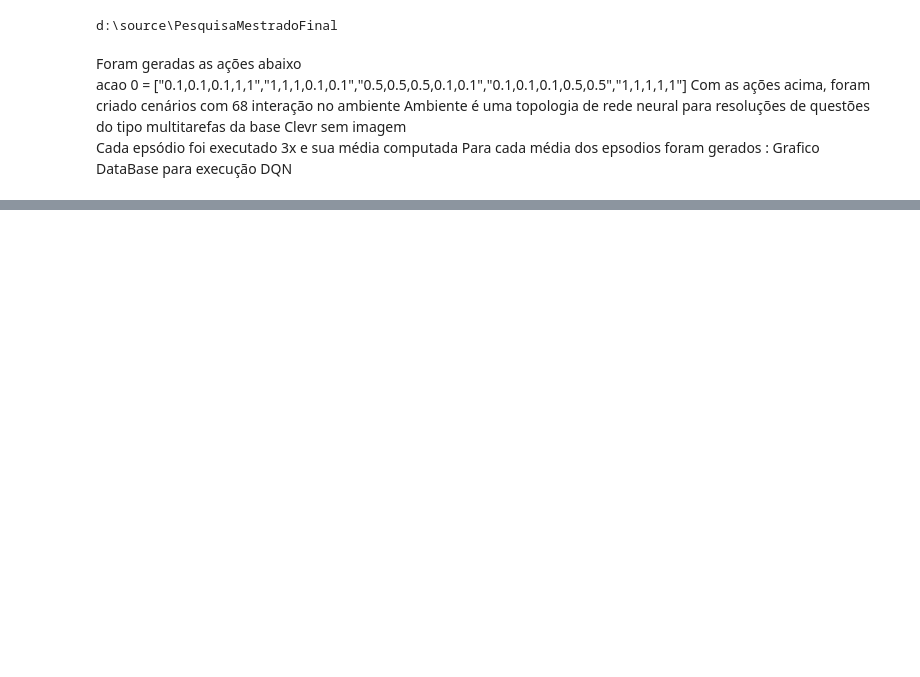
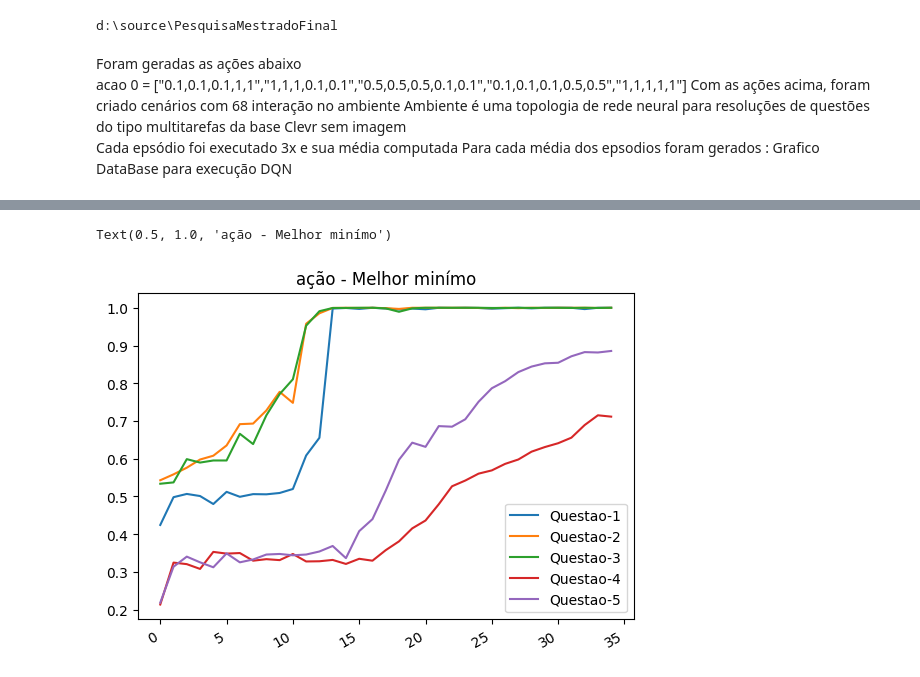
Before and after one commit to MarceloSabris/PesquisaMestradoFinal, a Jupyter notebook: plotsTesteCenarios.ipynb, the cells around one changed output, grey strips where cells are left out. Cells and saved outputs as stored; diff of their text form; code cells hidden in the pictures; blank space fills up the shorter version.

```diff
--- a/plotsTesteCenarios.ipynb
+++ b/plotsTesteCenarios.ipynb
@@ -309,0 +327,4 @@ np.min(dataRel[-1,:])
+# %%
+
+MelhorMin = LoadEp('d:\\source\\PesquisaMestradoFinal\\dataSetResume\\MelhorMin.csv')
+MelhorMin.head()
@@ -309,0 +338,3 @@ np.min(dataRel[-1,:])
+# %%
+df2 = MelhorMin.drop(MelhorMin.columns[[ 1, 2,3,9,10,11,12,13]],axis = 1)
+df2.head()
@@ -309,0 +348,20 @@ np.min(dataRel[-1,:])
+# %%
+df2.iloc[:,0]
+
+i = 1
+figure, ax1 = plt.subplots()
+while i <= 5 :
+    ax1.plot(df2.iloc[:,i], label = "Questao-"+str(i))
+    i+=1
+#figure.autofmt_xdate()
+
+#for acao in range ( 5 ) :
+#ax.plot(df2[:1])
+
+#    ax.set_title('ação - {}'.format(acoes[i]) )
+plt.legend(loc="lower right")
+figure.autofmt_xdate()
+ax1.set_title('ação - {}'.format("Melhor minímo") )
+# %% [output]
+Text(0.5, 1.0, 'ação - Melhor minímo')
+[figure, added]
```
Also changed, not shown: parts of 12 cells of this notebook, 11 other files.
